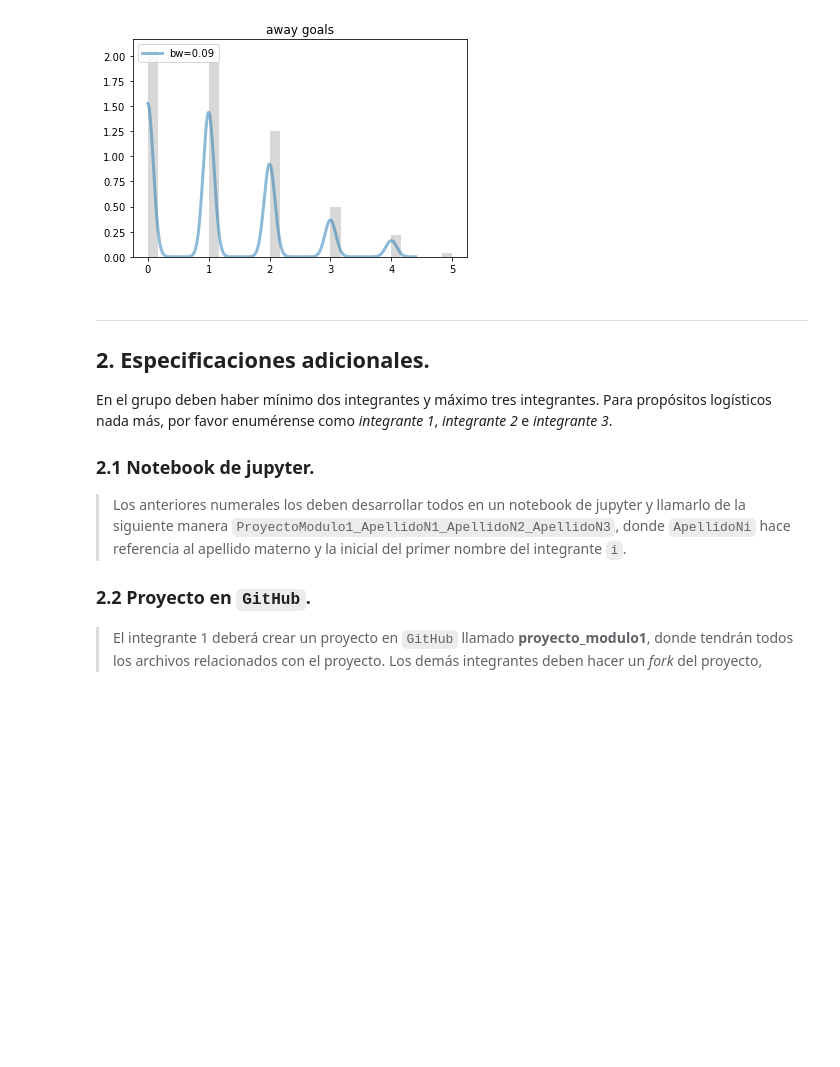
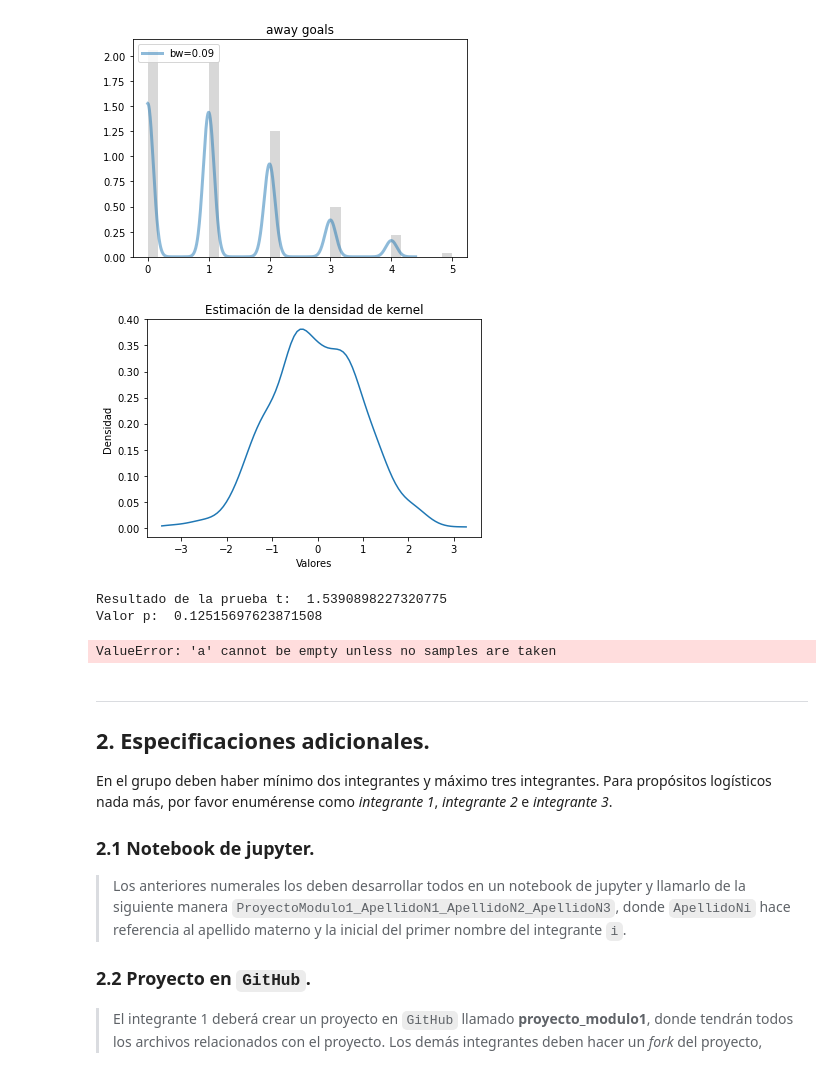
Before and after one commit to Luisahum270/Proyecto_Tema_2_Equipo_8, a Jupyter notebook: Proyecto Tema 2 - Equipo 8.ipynb, the cells around one changed output. Saved outputs shown, nothing was run; the diff lists cells and outputs as text; code cells hidden in the pictures; blank space fills up the shorter version.

```diff
--- a/Proyecto Tema 2 - Equipo 8.ipynb
+++ b/Proyecto Tema 2 - Equipo 8.ipynb
@@ -390,6 +401,66 @@ trans_a_kernel(x_grid_hg,pdf_hg,kde_hg,lista_co[0],titulos_co[0])
 trans_a_kernel(x_grid_ag,pdf_ag,kde_ag,lista_co[1],titulos_co[1])
 # %% [output]
 [figure]
+# %%
+import numpy as np
+import matplotlib.pyplot as plt
+from scipy.stats import gaussian_kde
+
+# Generar datos de ejemplo
+datos = np.random.normal(loc=0, scale=1, size=1000)
+
+# Calcular la densidad de kernel
+densidad = gaussian_kde(datos)
+
+# Generar una serie de valores para evaluar la densidad de kernel
+x = np.linspace(datos.min(), datos.max(), 100)
+
+# Calcular los valores de la densidad de kernel en cada punto de x
+y = densidad(x)
+
+# Graficar la densidad de kernel
+plt.plot(x, y)
+plt.xlabel("Valores")
+plt.ylabel("Densidad")
+plt.title("Estimación de la densidad de kernel")
+plt.show()
+# %% [output]
+[figure, added]
+# %%
+from scipy.stats import ttest_ind
+
+# Generar dos conjuntos de datos de ejemplo
+datos1 = data['team_home_score']
+datos2 = data['team_away_score']
+
+# Realizar una prueba t de dos muestras para determinar si las medias son significativamente diferentes
+resultado, p_valor = ttest_ind(datos1, datos2)
+
+# Imprimir el resultado de la prueba
+print("Resultado de la prueba t: ", resultado)
+print("Valor p: ", p_valor)
+# %% [output]
+Resultado de la prueba t:  1.5390898227320775
+Valor p:  0.12515697623871508
+# %%
+import numpy as np
+
+# Generar datos de ejemplo
+datos = data['team_home_score']
+
+# Muestreo de importancia
+pesos = np.abs(datos) / np.sum(np.abs(datos))
+muestra_importancia = np.random.choice(datos, size=len(data['team_home_score']), p=pesos)
+
+# Muestreo estratificado
+muestra_estratificada = []
+for i in range(10):
+    subconjunto = datos[i*100:(i+1)*100]
+    muestra_estratificada.append(np.random.choice(subconjunto, size=len(data['team_home_score'])))
+
+muestra_estratificada = np.concatenate(muestra_estratificada)
+# %% [output]
+ValueError: 'a' cannot be empty unless no samples are taken
 # %% [markdown]
 ___
 ## 2. Especificaciones adicionales.
```
Also changed, not shown: parts of 2 cells of this notebook.
